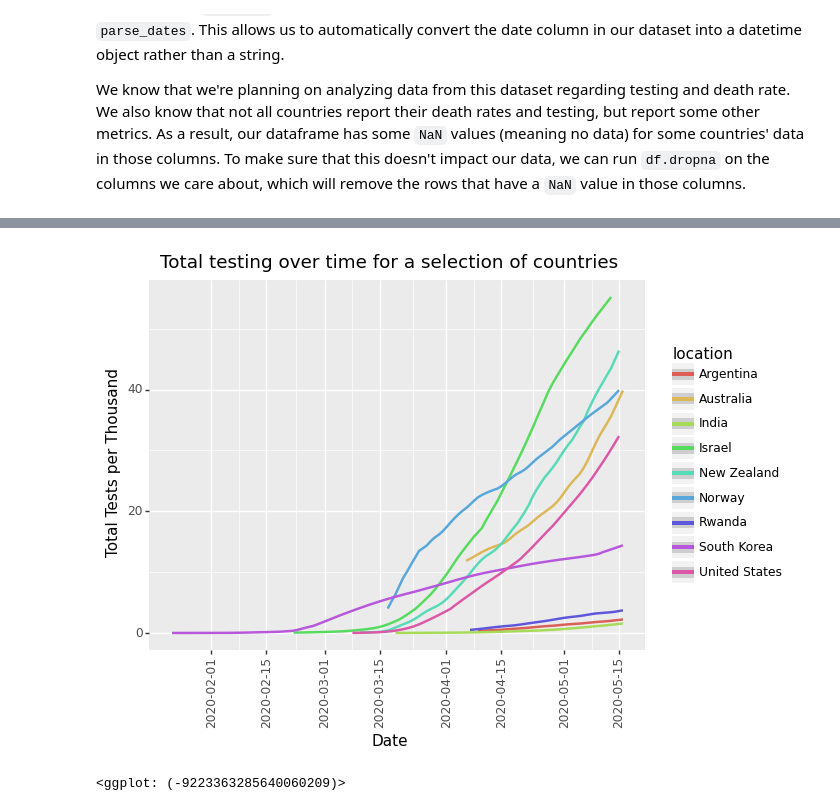
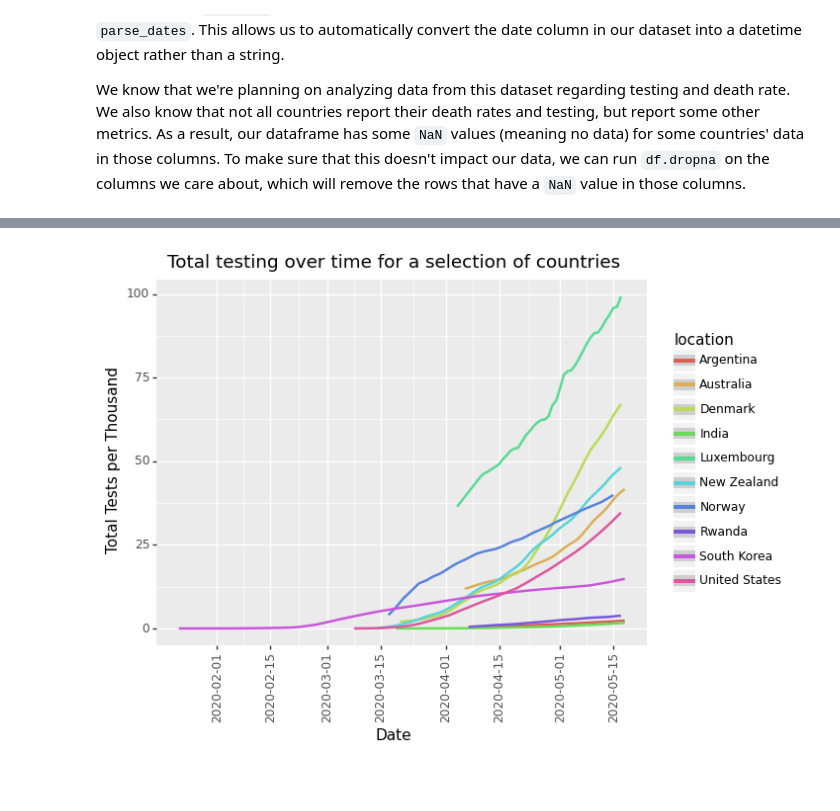
Before and after one commit to plato2000/covid19-datascience-tutorial, a Jupyter notebook: CMSC320_Final_Project.ipynb, the cells around one changed output, grey strips where cells are left out. Cells and saved outputs as stored; diff of their text form; code cells hidden in the pictures; blank space fills up the shorter version.

```diff
--- a/CMSC320_Final_Project.ipynb
+++ b/CMSC320_Final_Project.ipynb
@@ -28,6 +33,6 @@ The first step to any data science project is to figure out what data we're goin
 # %%
 df = pd.read_csv("https://covid.ourworldindata.org/data/owid-covid-data.csv", parse_dates=[2])
-df = df.dropna(subset=['total_cases', 'new_cases', 'total_tests', 'new_tests'])
+df = df.dropna(subset=['location', 'date', 'new_tests', 'total_tests_per_thousand', 'population_density', 'gdp_per_capita', 'total_deaths_per_million', 'male_smokers', 'female_smokers'])
 df
 # %% [output]
 |  | iso_code | location | date | total_cases | new_cases | total_deaths | new_deaths | total_cases_per_million | ... |
@@ -80,14 +90,14 @@ We can see that after dropping the data that would leave our dataset incomplete,
 # %%
-countries_to_analyze = ["United States", "South Korea", "Norway", "India", "Argentina", "Israel", "Rwanda", "New Zealand", "Australia"]
+countries_to_analyze = ["United States", "South Korea", "Norway", "India", "Argentina", "Denmark", "Luxembourg", "Rwanda", "New Zealand", "Australia"]
 
 (ggplot(df.loc[df["location"].isin(countries_to_analyze)])
     + aes(x="date", y="total_tests_per_thousand", color="location")
     # + geom_point()
     + geom_smooth(span=0.1)
     + xlab("Date")
     + ylab("Total Tests per Thousand")
     + ggtitle("Total testing over time for a selection of countries")
-    + theme(axis_text_x=element_text(angle=90, vjust=1)))
+    + theme(axis_text_x=element_text(angle=90, vjust=1))
+).draw();
 # %% [output]
-[figure, old version]
+[figure, new version]
-<ggplot: (-9223363285640060209)>
```
Also changed, not shown: parts of 37 cells of this notebook.
